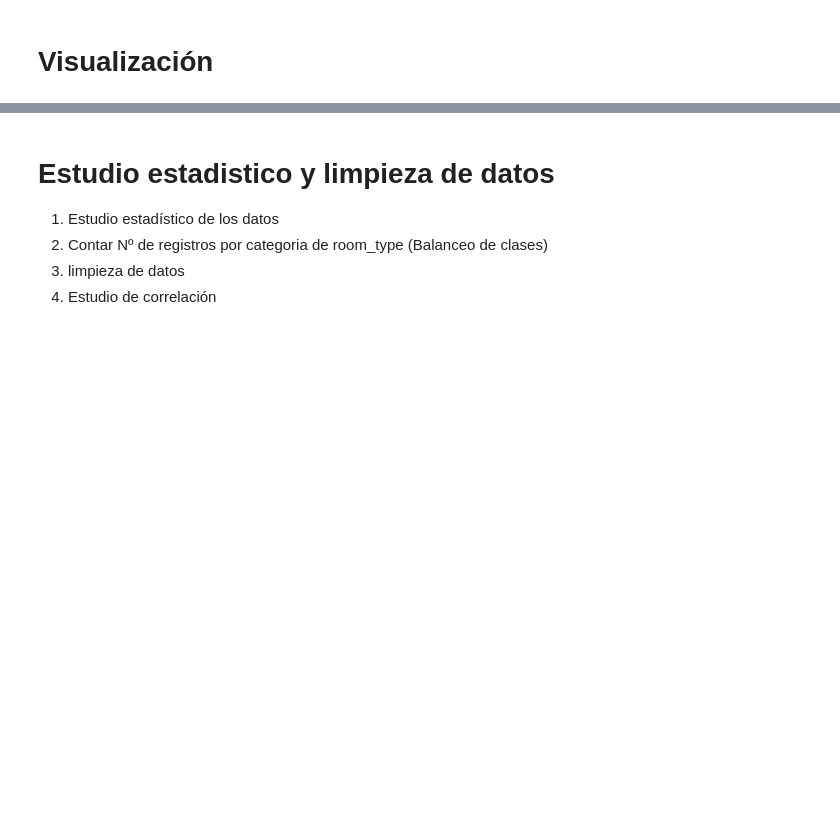
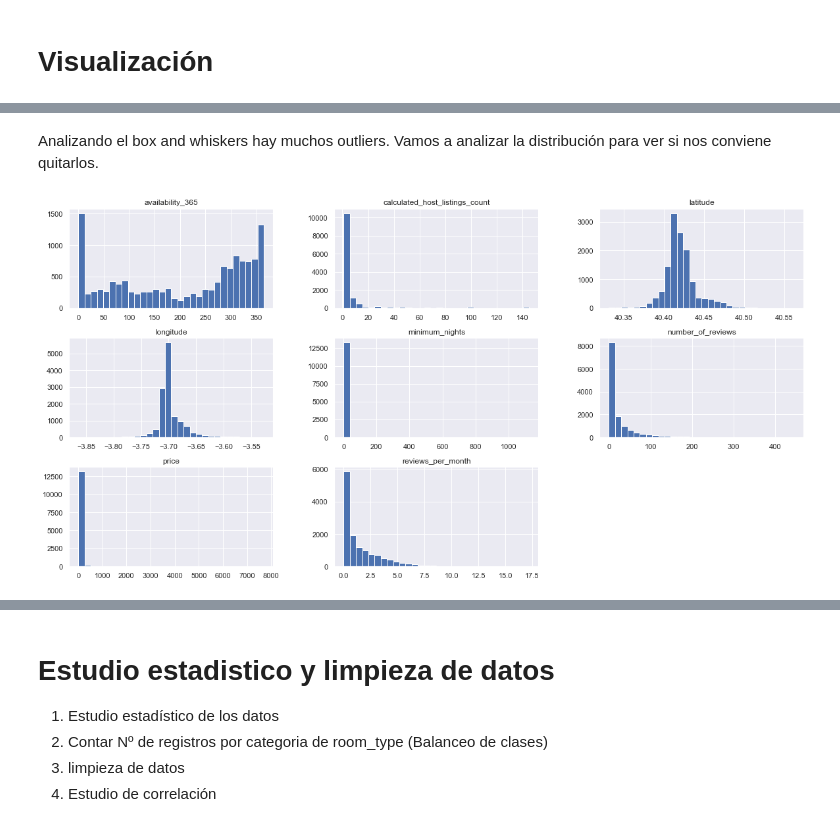
Before and after one commit to adzarei/uned-master-bigdata, a Jupyter notebook: AAI/TP1/InsideAirBnB.ipynb, the cells around one changed output, grey strips where cells are left out. Saved outputs shown, nothing was run; the diff lists cells and outputs as text; code cells hidden in the pictures; blank space fills up the shorter version.

```diff
--- a/AAI/TP1/InsideAirBnB.ipynb
+++ b/AAI/TP1/InsideAirBnB.ipynb
@@ -75,0 +117,7 @@ price_lower_90.describe()
+# %% [markdown]
+Analizando el box and whiskers hay muchos outliers. Vamos a analizar la distribución para ver si nos conviene quitarlos.
+# %%
+num_airbnb.hist(bins=30,figsize=(20,10))
+plt.show()
+# %% [output]
+[figure, added]
```
Also changed, not shown: parts of 75 cells of this notebook, 3 other files.
